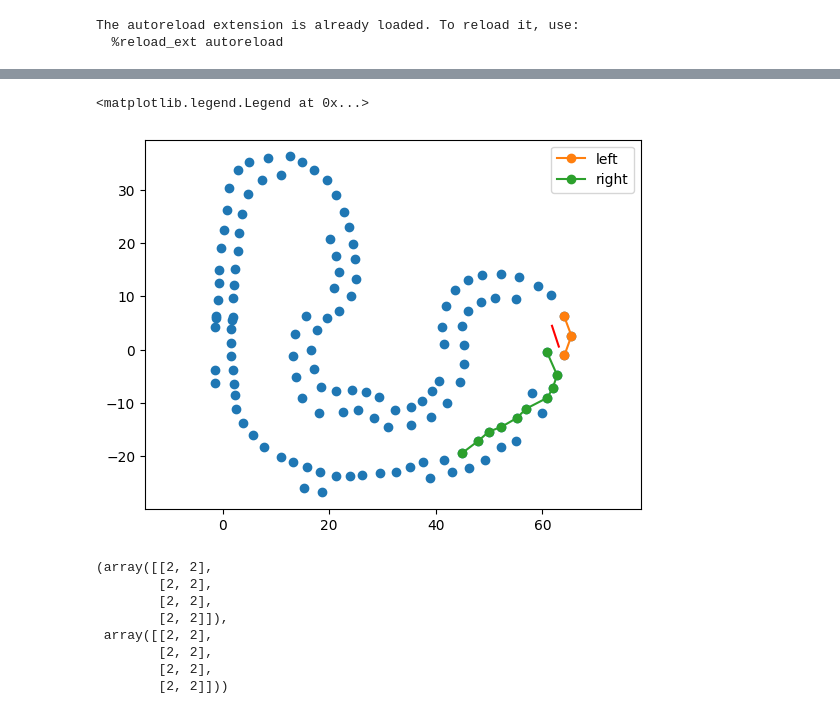
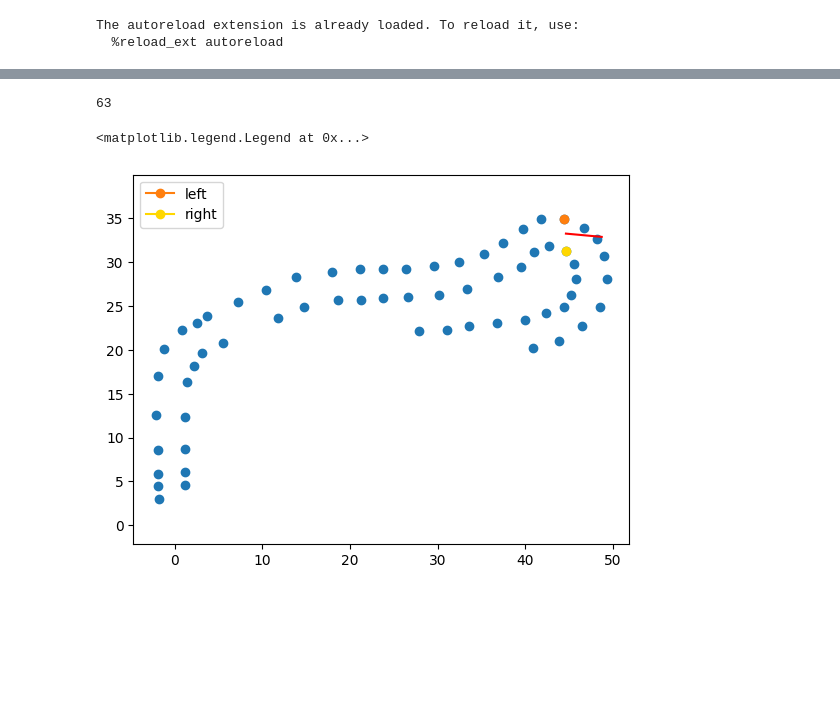
Before and after one commit to papalotis/ft-fsd-path-planning, a Jupyter notebook: colorless2.ipynb, the cells around one changed output, grey strips where cells are left out. Cells and saved outputs as stored; diff of their text form; code cells hidden in the pictures; blank space fills up the shorter version.

```diff
--- a/colorless2.ipynb
+++ b/colorless2.ipynb
@@ -54,7 +59,7 @@ from fsd_path_planning.sorting_cones.trace_sorter.core_trace_sorter import Trace
 from fsd_path_planning.utils.cone_types import ConeTypes
 # %%
 ts_kwargs = dict(
-    max_n_neighbors=5, max_dist=6.0, max_dist_to_first=6.0, max_length=10, threshold_directional_angle=np.deg2rad(40), threshold_absolute_angle=np.deg2rad(55)
+    max_n_neighbors=5, max_dist=5.0, max_dist_to_first=6.0, max_length=10, threshold_directional_angle=np.deg2rad(40), threshold_absolute_angle=np.deg2rad(55)
 )
 
 ts = TraceSorter(**ts_kwargs)
@@ -76,15 +85,14 @@ for first, second in sort_order:
 
     points_second, indices_second = ts.sort(cones_together_for_second, second, position, direction)
 
-    left_points = points_first if first == ConeTypes.LEFT else points_second
-    right_points = points_second if second == ConeTypes.RIGHT else points_first
+    left_points, right_points = (points_first, points_second) if first == ConeTypes.LEFT else (points_second, points_first)
 
     cost_left = cost_configurations(left_points, np.arange(len(left_points))[None], ConeTypes.LEFT, position, direction, return_individual_costs=False)
     cost_right = cost_configurations(right_points, np.arange(len(right_points))[None], ConeTypes.RIGHT, position, direction, return_individual_costs=False)
 
 
-    car_start = position - direction * 4
-    car_end = position + direction * 4
+    car_start = position - direction * 2
+    car_end = position + direction * 2
     car = np.array([car_start, car_end])
 
     plt.plot(*cones_together.T, "o")
@@ -92,10 +100,20 @@ for first, second in sort_order:
     plt.plot(*right_points.T, "o-", label="right")
     plt.title(f"{cost_left[0]:.2f} {cost_right[0]:.2f}")
     plt.plot(*car.T, "-")
+    plt.plot(*position, "ro")
     plt.legend()
     plt.axis("equal")
     plt.show()
 
 
     results.append((left_points, right_points, position, direction))
+
+    if len(left_points) > 3:
+        results.append((left_points[:-1], right_points, position, direction))
+
+    if len(right_points) > 3:
+        results.append((left_points, right_points[:-1], position, direction))
+
+# for r in results:
+#     print(cost_configurations(*r, return_individual_costs=False))
 # %% [output]
@@ -213,15 +299,28 @@ plt.legend()
 from fsd_path_planning.demo.json_demo import load_data_json
 from tqdm import tqdm
 
-demo_positions, demo_directions, demo_cones = load_data_json()
+demo_positions, demo_directions, demo_cones = load_data_json(Path('/home/papalotis/repos/fsd-path-planning/fsd_path_planning/demo/fss_19_4_laps.json'))
+# demo_positions, demo_directions, demo_cones = load_data_json()
 
 it = list(enumerate(zip(demo_positions, demo_directions, demo_cones)))
 
-for i, (demo_positions_i, demo_directions_i, demo_cones_i) in tqdm(it):
+last_direction = None
+
+for i, (demo_positions_i, demo_directions_i, demo_cones_i) in tqdm(it[:800]):
+    if last_direction is not None:
+        grad = demo_directions_i - last_direction
+    else:
+        grad = np.zeros_like(demo_directions_i)
+
+    direction_to_use = normalize(demo_directions_i + grad * 0.2)
+
+
     demo_cones_i = [np.array(cones_of_type).reshape(-1,2) for cones_of_type in demo_cones_i]
     cones_together = np.row_stack(demo_cones_i)
 
     left_cones, right_cones = coloress_sorting(cones_together, demo_positions_i, demo_directions_i)
+
+    last_direction = demo_directions_i
 
     plt.plot(*cones_together.T, "o")
     plt.plot(*demo_positions_i, "ro")
@@ -235,36 +334,27 @@ for i, (demo_positions_i, demo_directions_i, demo_cones_i) in tqdm(it):
 # %%
 from fsd_path_planning.utils.math_utils import normalize
 
-# important indices: 96, 70, 328, 191, 118, 182
+# important indices: 96, 70, 74 328, 191, 118, 182, 355, 144, 168, 197, 362, 205
+# import indices fss_19_4_laps.json: 170, 171, 319, 290, 306, 342
 
-_, (pos, dir_, cones) = it[182]
+_, (pos, dir_, cones) = it[179]
 
 pos_end = pos + normalize(dir_) * 4.1
 
 all_cones = np.row_stack([np.array(c).reshape(-1,2) for c in cones])
+
+print(len(all_cones))
 
 left_cones, right_cones = coloress_sorting(all_cones, pos, dir_)
 
 plt.plot(*all_cones.T, "o")
 plt.plot([pos[0], pos_end[0]],[pos[1], pos_end[1]], "r-")
 
 plt.plot(*left_cones.T, "o-", label="left")
-plt.plot(*right_cones.T, "o-", label="right")
+plt.plot(*right_cones.T, "o-", label="right", color="gold")
 plt.axis("equal")
 plt.legend()
 # %% [output]
-<matplotlib.legend.Legend at 0x...>
+63
+<matplotlib.legend.Legend at 0x...>
-[figure, old version]
+[figure, new version]
-# %%
-z = np.arange(10).reshape(-1,2)
-
-np.diff(z, axis=0), z[1:] - z[:-1]
-# %% [output]
-(array([[2, 2],
-        [2, 2],
-        [2, 2],
-        [2, 2]]),
- array([[2, 2],
-        [2, 2],
-        [2, 2],
-        [2, 2]]))
```
Also changed, not shown: parts of 12 cells of this notebook, 7 other files.
